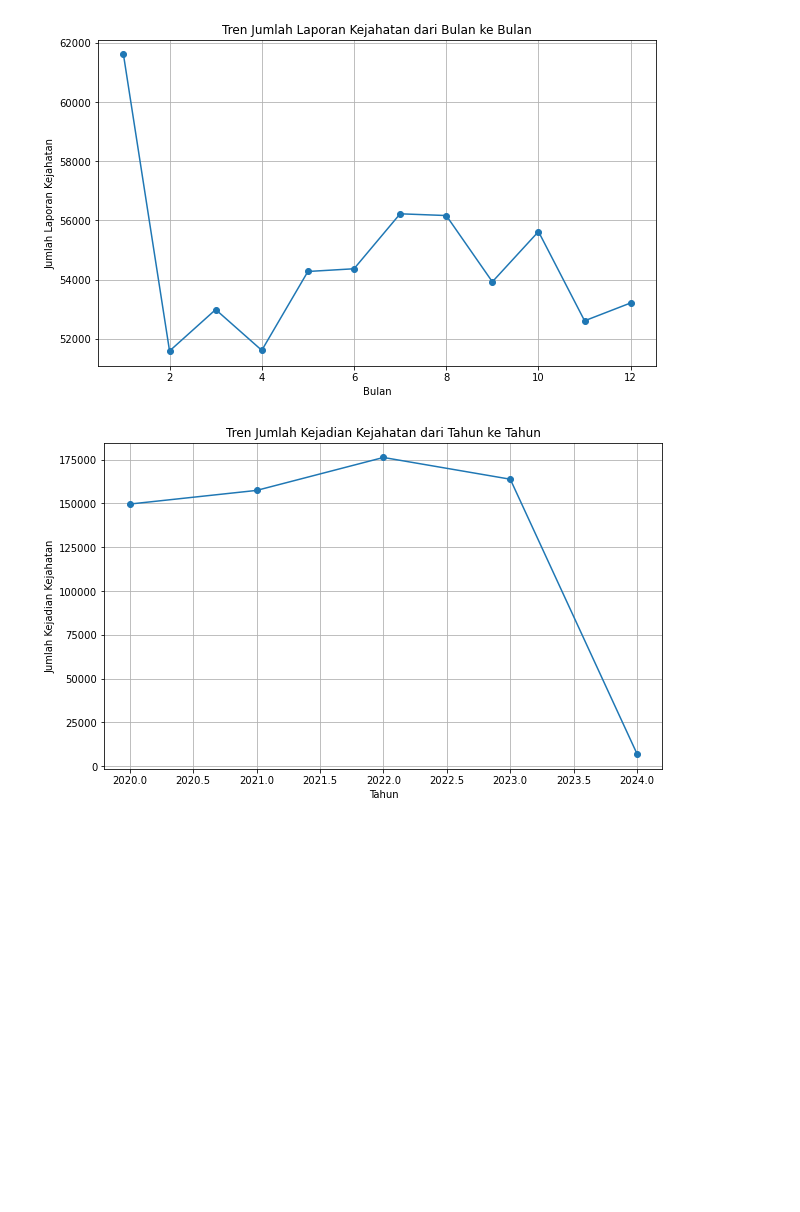
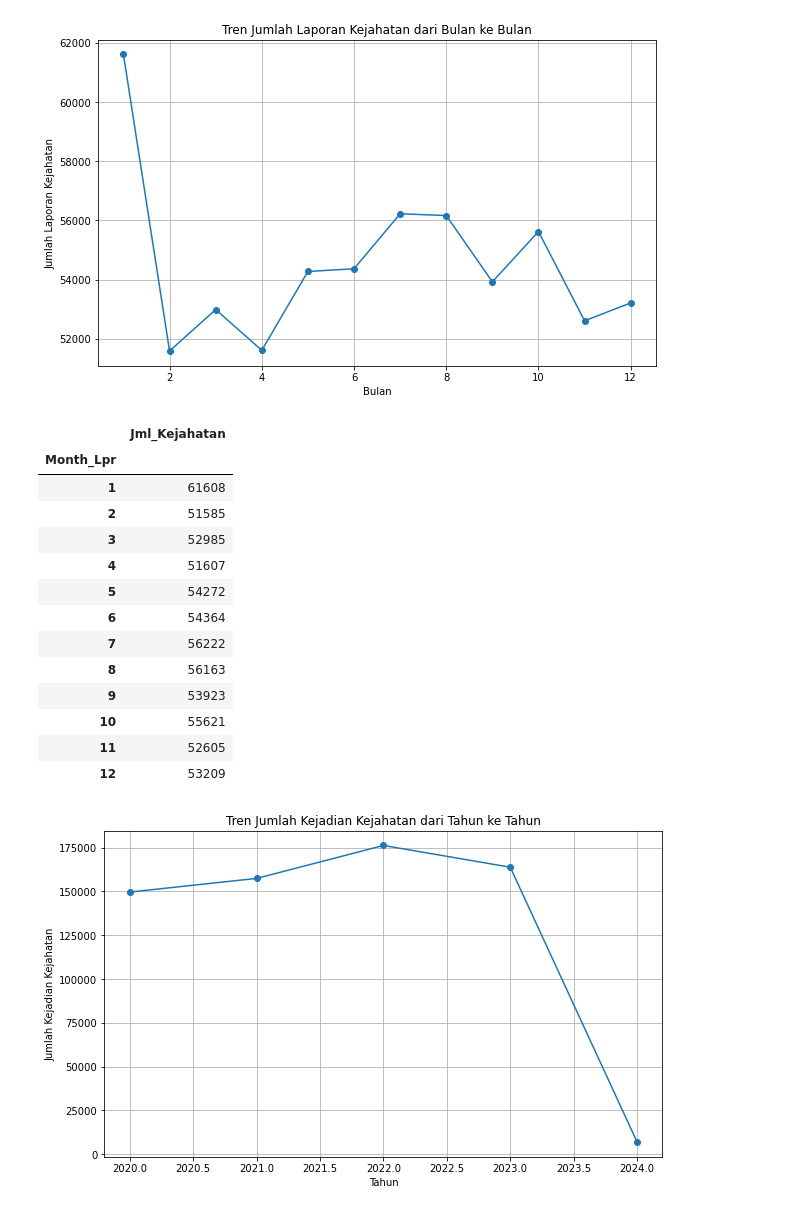
Before and after one commit to RIFF7/capstone-project, a Jupyter notebook: capstone_project.ipynb, the cells around one changed output. Cells and saved outputs as stored; diff of their text form; code cells hidden in the pictures; blank space fills up the shorter version.

```diff
--- a/capstone_project.ipynb
+++ b/capstone_project.ipynb
@@ -1196,11 +1185,11 @@ view_frame_year
 # jumlah laporan kejahatan dari waktu ke waktu
 
 # Agregasi jumlah laporan kejahatan berdasarkan Bulan
-monthly_report_count = data_clean.groupby('Month_Lpr').size()
+monthLpr_report_count = data_clean.groupby('Month_Lpr').size()
 
 # Plot tren jumlah laporan kejahatan dari waktu ke waktu
 plt.figure(figsize=(10, 6))
-monthly_report_count.plot(kind='line', marker='o')
+monthLpr_report_count.plot(kind='line', marker='o')
 plt.title('Tren Jumlah Laporan Kejahatan dari Bulan ke Bulan')
 plt.xlabel('Bulan')
 plt.ylabel('Jumlah Laporan Kejahatan')
@@ -1208,6 +1197,25 @@ plt.grid(True)
 plt.show()
 # %% [output]
 [figure]
+# %%
+view_frame_monthLpr = pd.DataFrame(monthLpr_report_count)
+view_frame_monthLpr = view_frame_monthLpr.rename(columns={0: 'Jml_Kejahatan'})
+view_frame_monthLpr
+# %% [output]
+|  | Jml_Kejahatan |
+| Month_Lpr |  |
+| 1 | 61608 |
+| 2 | 51585 |
+| 3 | 52985 |
+| 4 | 51607 |
+| 5 | 54272 |
+| 6 | 54364 |
+| 7 | 56222 |
+| 8 | 56163 |
+| 9 | 53923 |
+| 10 | 55621 |
+| 11 | 52605 |
+| 12 | 53209 |
 # %%
 # Melakukan agregasi berdasarkan tahun untuk melihat tren
 # jumlah laporan kejahatan dari waktu ke waktu
```
Also changed, not shown: parts of 19 cells of this notebook, 2 other files.
